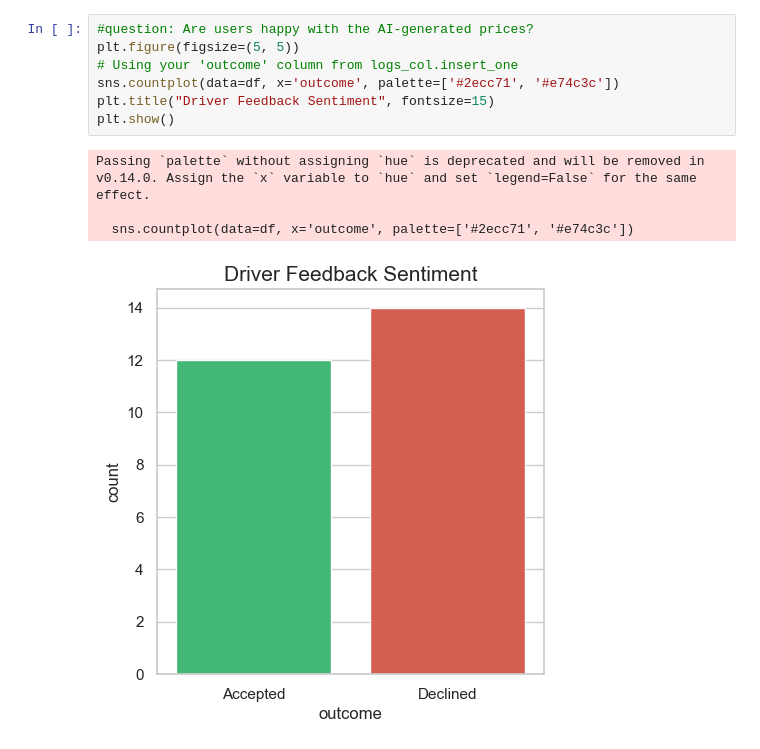
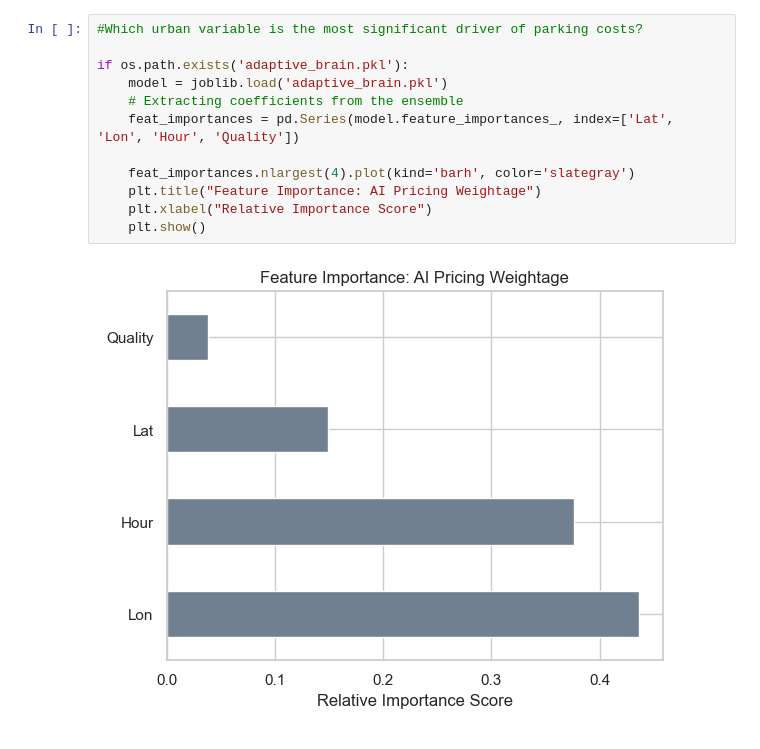
Before and after one commit to ritikapopalghat/Curbit, a Jupyter notebook: Untitled.ipynb, the cells around one changed output. Drawn from its saved outputs; the diff is of its cells as text.

```diff
--- a/Untitled.ipynb
+++ b/Untitled.ipynb
@@ -48,13 +64,15 @@ plt.show()
 # %%
-#question: Are users happy with the AI-generated prices?
-plt.figure(figsize=(5, 5))
-# Using your 'outcome' column from logs_col.insert_one
-sns.countplot(data=df, x='outcome', palette=['#2ecc71', '#e74c3c'])
-plt.title("Driver Feedback Sentiment", fontsize=15)
-plt.show()
+#Which urban variable is the most significant driver of parking costs?
+
+if os.path.exists('adaptive_brain.pkl'):
+    model = joblib.load('adaptive_brain.pkl')
+    # Extracting coefficients from the ensemble
+    feat_importances = pd.Series(model.feature_importances_, index=['Lat', 'Lon', 'Hour', 'Quality'])
+
+    feat_importances.nlargest(4).plot(kind='barh', color='slategray')
+    plt.title("Feature Importance: AI Pricing Weightage")
+    plt.xlabel("Relative Importance Score")
+    plt.show()
 # %% [output]
-Passing `palette` without assigning `hue` is deprecated and will be removed in v0.14.0. Assign the `x` variable to `hue` and set `legend=False` for the same effect.
-
-  sns.countplot(data=df, x='outcome', palette=['#2ecc71', '#e74c3c'])
-[figure, old version]
+[figure, new version]
 # %%
```
Also changed, not shown: parts of 5 cells of this notebook, 2 other files.
